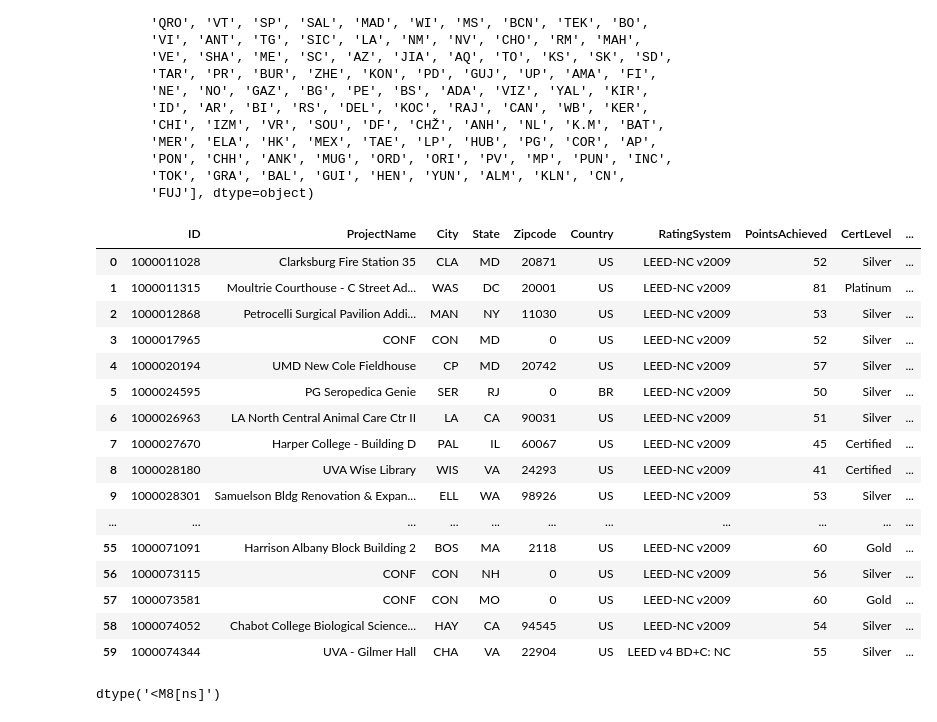
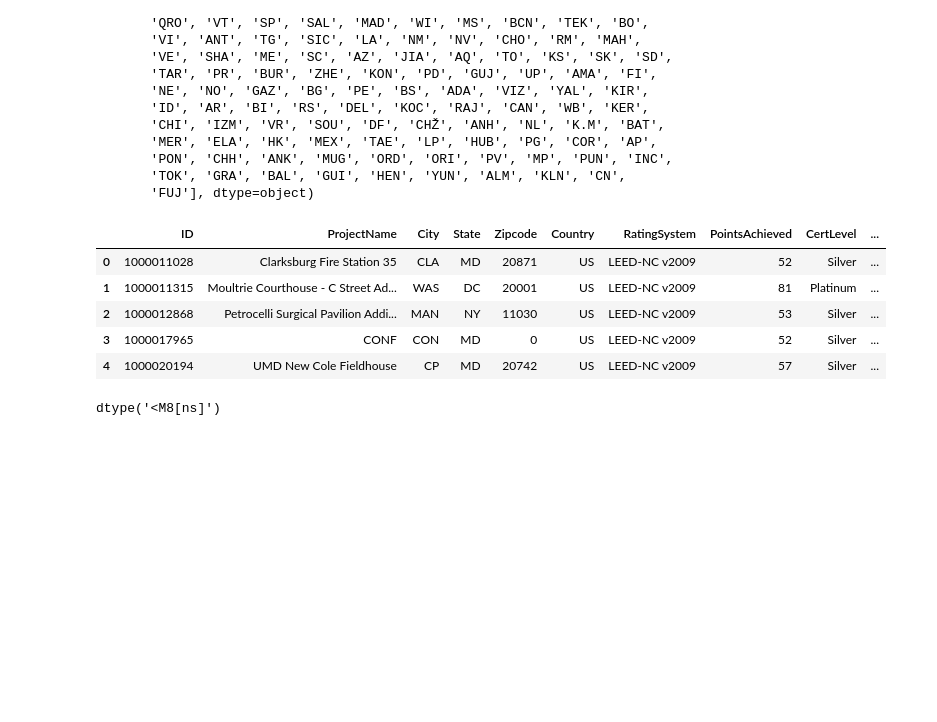
Before and after one commit to Brenvillag/final_project, a Jupyter notebook: notebooks/data_cleaning_leed_notebook.ipynb, the cells around one changed output. Cells and saved outputs as stored; diff of their text form; code cells hidden in the pictures; blank space fills up the shorter version.

```diff
--- a/notebooks/data_cleaning_leed_notebook.ipynb
+++ b/notebooks/data_cleaning_leed_notebook.ipynb
@@ -59,8 +62,13 @@ array(['Sq ft', 'Sq m'], dtype=object)
 # %% [markdown]
 Convert 1 sqft = 0.093 sqmt for GrossFloorArea
 # %%
-mask_sqft = df['UnitOfMeasurement'].str.lower() == 'sqft'
+mask_sqft = df['UnitOfMeasurement'].str.strip().str.lower() == 'sq ft'
+
+# Convert and update GrossFloorArea
 df.loc[mask_sqft, 'GrossFloorArea'] = (df.loc[mask_sqft, 'GrossFloorArea'] * 0.092903).round(2)
+
+# Update unit label to 'sqm'
+df.loc[mask_sqft, 'UnitOfMeasurement'] = 'sq m'
 df
 # %% [output]
 |  | ID | Isconfidential | ProjectName | Street | City | State | Zipcode | Country | ... |
@@ -366,34 +317,23 @@ array(['MD', 'DC', 'NY', 'RJ', 'CA', 'IL', 'VA', 'WA', 'PA', 'GU', 'TN',
 # %%
 def clean_zipcode(z):
     z = str(z).strip()
     if z in ['0', '00000', '0000', '000000']:
         return 0
     if z.upper() == 'CONF':
         return 0
     try:
         return int(z)
     except ValueError:
         return 0
 df_leed['Zipcode'] = df_leed['Zipcode'].apply(clean_zipcode).astype(int)
-df_leed.head(60)
+df_leed.head()
 # %% [output]
 |  | ID | ProjectName | City | State | Zipcode | Country | RatingSystem | PointsAchieved | CertLevel | ... |
 | 0 | 1000011028 | Clarksburg Fire Station 35 | CLA | MD | 20871 | US | LEED-NC v2009 | 52 | Silver | ... |
 | 1 | 1000011315 | Moultrie Courthouse - C Street Ad... | WAS | DC | 20001 | US | LEED-NC v2009 | 81 | Platinum | ... |
 | 2 | 1000012868 | Petrocelli Surgical Pavilion Addi... | MAN | NY | 11030 | US | LEED-NC v2009 | 53 | Silver | ... |
 | 3 | 1000017965 | CONF | CON | MD | 0 | US | LEED-NC v2009 | 52 | Silver | ... |
 | 4 | 1000020194 | UMD New Cole Fieldhouse | CP | MD | 20742 | US | LEED-NC v2009 | 57 | Silver | ... |
-| 5 | 1000024595 | PG Seropedica Genie | SER | RJ | 0 | BR | LEED-NC v2009 | 50 | Silver | ... |
-| 6 | 1000026963 | LA North Central Animal Care Ctr II | LA | CA | 90031 | US | LEED-NC v2009 | 51 | Silver | ... |
-| 7 | 1000027670 | Harper College - Building D | PAL | IL | 60067 | US | LEED-NC v2009 | 45 | Certified | ... |
-| 8 | 1000028180 | UVA Wise Library | WIS | VA | 24293 | US | LEED-NC v2009 | 41 | Certified | ... |
-| 9 | 1000028301 | Samuelson Bldg Renovation & Expan... | ELL | WA | 98926 | US | LEED-NC v2009 | 53 | Silver | ... |
-| ... | ... | ... | ... | ... | ... | ... | ... | ... | ... | ... |
-| 55 | 1000071091 | Harrison Albany Block Building 2 | BOS | MA | 2118 | US | LEED-NC v2009 | 60 | Gold | ... |
-| 56 | 1000073115 | CONF | CON | NH | 0 | US | LEED-NC v2009 | 56 | Silver | ... |
-| 57 | 1000073581 | CONF | CON | MO | 0 | US | LEED-NC v2009 | 60 | Gold | ... |
-| 58 | 1000074052 | Chabot College Biological Science... | HAY | CA | 94545 | US | LEED-NC v2009 | 54 | Silver | ... |
-| 59 | 1000074344 | UVA - Gilmer Hall | CHA | VA | 22904 | US | LEED v4 BD+C: NC | 55 | Silver | ... |
 # %%
 df_leed['CertDate'] = pd.to_datetime(df_leed['CertDate'], errors='coerce', dayfirst=True)
 df_leed['CertDate'].dtypes
```
Also changed, not shown: parts of 5 cells of this notebook, 16 other files.
